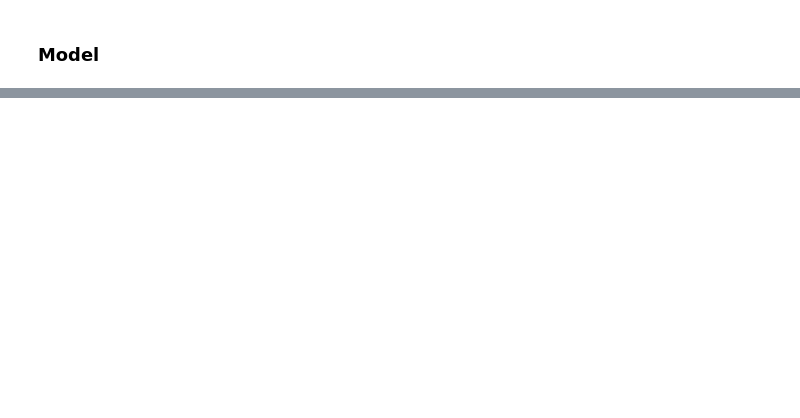
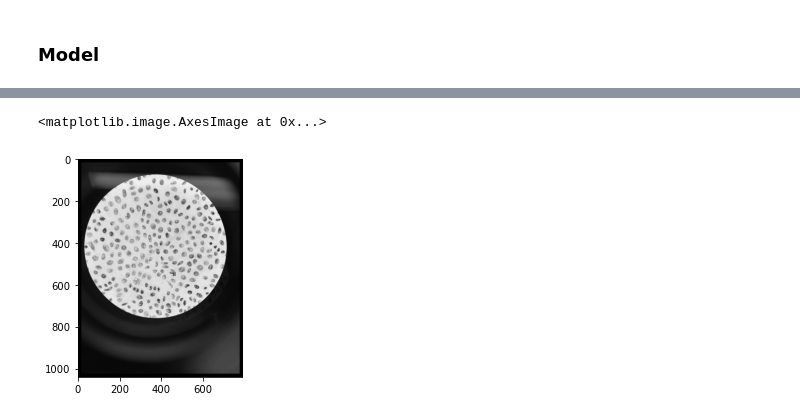
Before and after one commit to etiennecollin/BYNN, a Jupyter notebook: src/ipynb/model.ipynb, the cells around one changed output, grey strips where cells are left out. Saved outputs shown, nothing was run; the diff lists cells and outputs as text; code cells hidden in the pictures; blank space fills up the shorter version.

```diff
--- a/src/ipynb/model.ipynb
+++ b/src/ipynb/model.ipynb
@@ -121,6 +122,11 @@ with torch.no_grad():
     image = torch.empty((len(train_dl), bs, 1))
     for i, x in enumerate(tqdm(train_dl)):
         image[i] = model(x.to(device)).cpu().detach()
+# %%
+plt.imshow(transforms.ToPILImage()(img), cmap="gray")
+# %% [output]
+<matplotlib.image.AxesImage at 0x...>
+[figure, added]
 # %%
 print(image.shape)
 print(image.max())
```
Also changed, not shown: parts of 12 cells of this notebook.
